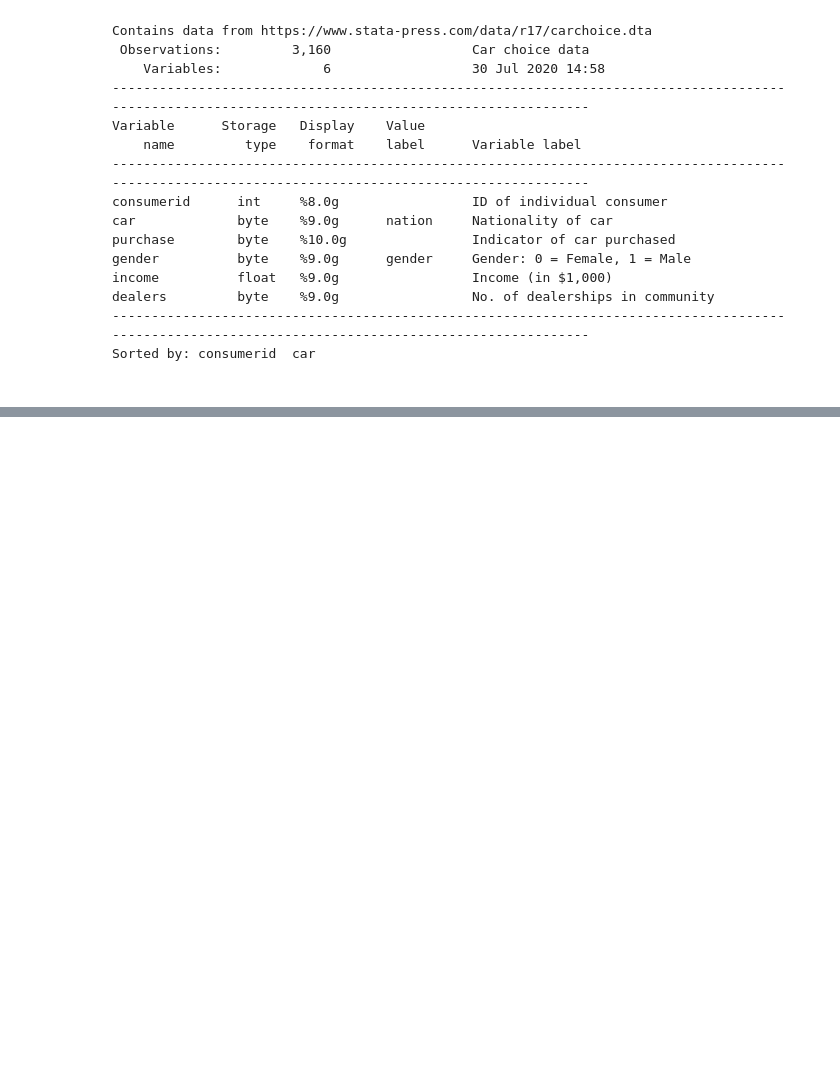
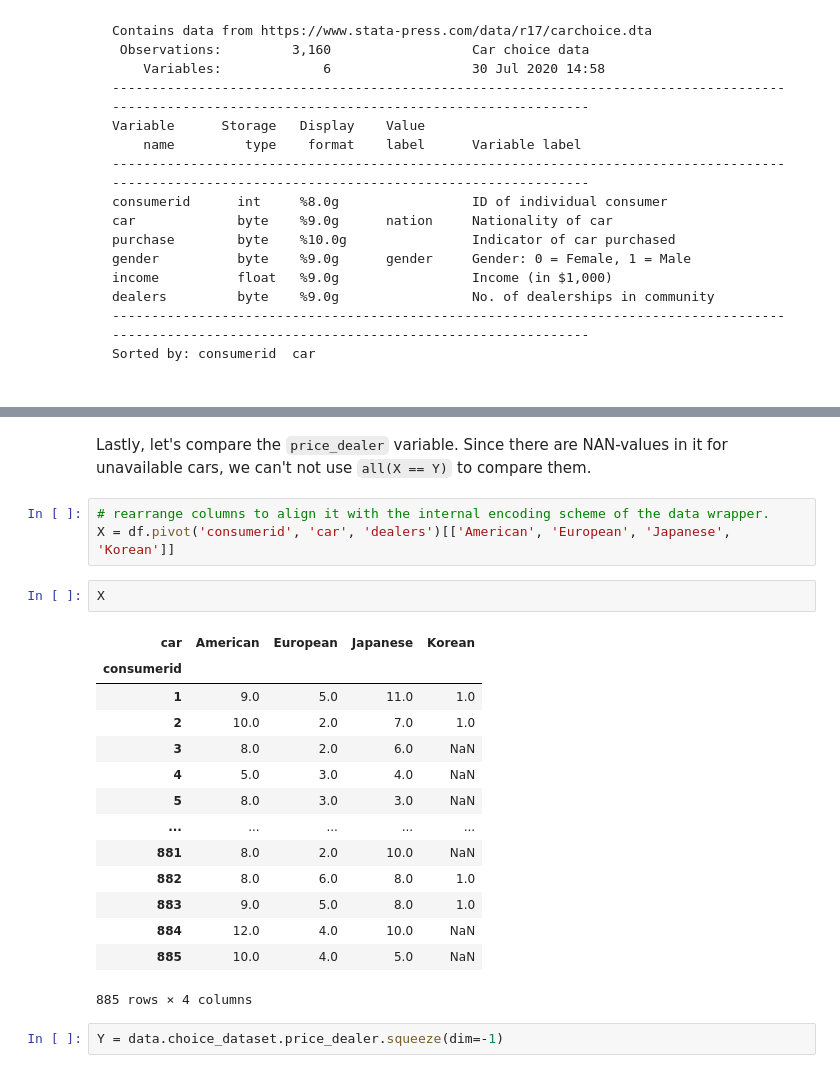
Before and after one commit to gsbDBI/torch-choice, a Jupyter notebook: tutorials/easy_data_management.ipynb, the cells around one changed output, grey strips where cells are left out. Drawn from its saved outputs; the diff is of its cells as text; blank space fills up the shorter version.

```diff
--- a/tutorials/easy_data_management.ipynb
+++ b/tutorials/easy_data_management.ipynb
@@ -218,0 +295,24 @@ ChoiceDataset(label=[], item_index=[885], user_index=[885], session_index=[885],
+# %% [markdown]
+Lastly, let's compare the `price_dealer` variable. Since there are NAN-values in it for unavailable cars, we can't not use `all(X == Y)` to compare them.
+# %%
+# rearrange columns to align it with the internal encoding scheme of the data wrapper.
+X = df.pivot('consumerid', 'car', 'dealers')[['American', 'European', 'Japanese', 'Korean']]
+# %%
+X
+# %% [output]
+| car | American | European | Japanese | Korean |
+| consumerid |  |  |  |  |
+| 1 | 9.0 | 5.0 | 11.0 | 1.0 |
+| 2 | 10.0 | 2.0 | 7.0 | 1.0 |
+| 3 | 8.0 | 2.0 | 6.0 | NaN |
+| 4 | 5.0 | 3.0 | 4.0 | NaN |
+| 5 | 8.0 | 3.0 | 3.0 | NaN |
+| ... | ... | ... | ... | ... |
+| 881 | 8.0 | 2.0 | 10.0 | NaN |
+| 882 | 8.0 | 6.0 | 8.0 | 1.0 |
+| 883 | 9.0 | 5.0 | 8.0 | 1.0 |
+| 884 | 12.0 | 4.0 | 10.0 | NaN |
+| 885 | 10.0 | 4.0 | 5.0 | NaN |
+885 rows × 4 columns
+# %%
+Y = data.choice_dataset.price_dealer.squeeze(dim=-1)
```
Also changed, not shown: parts of 38 cells of this notebook.
